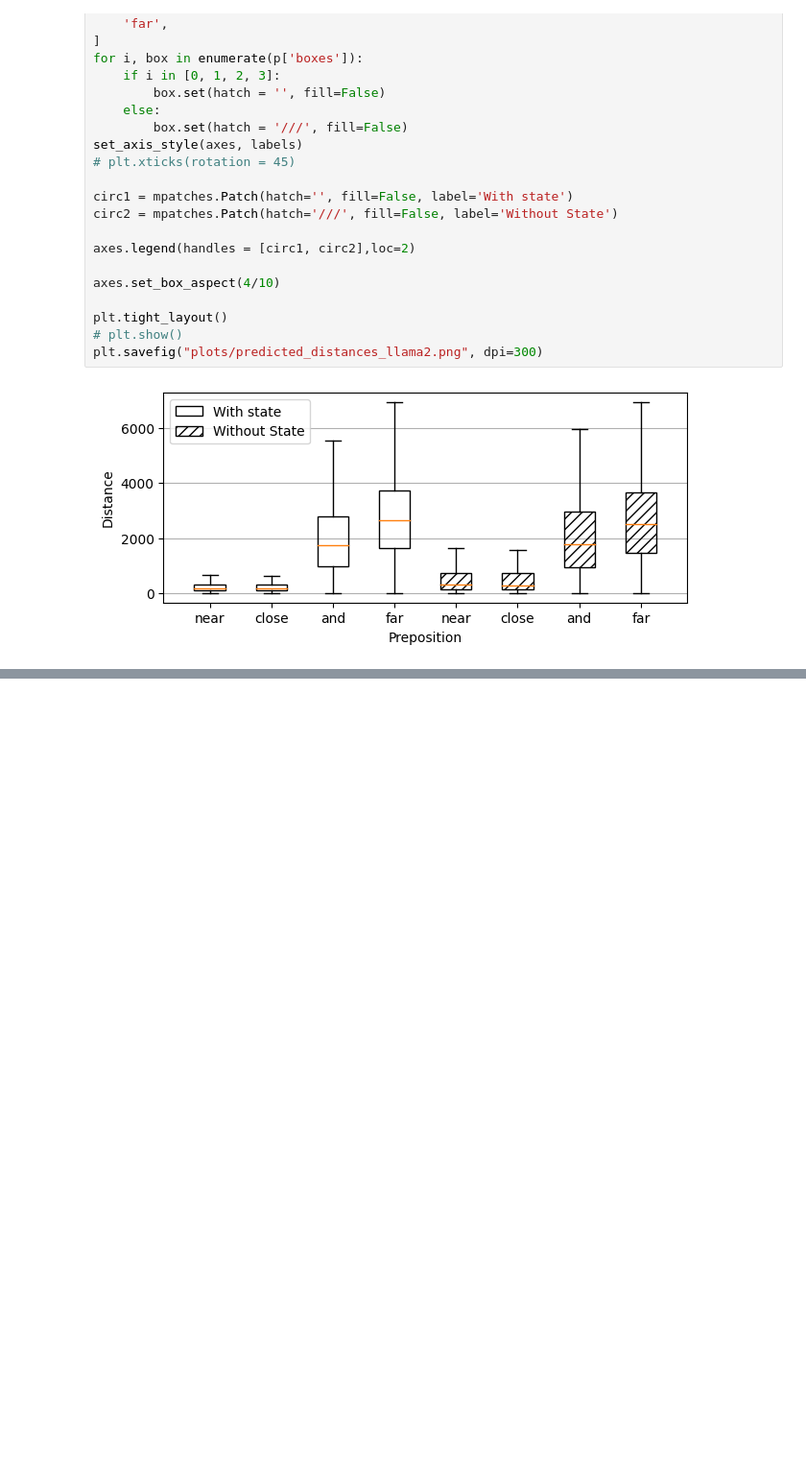
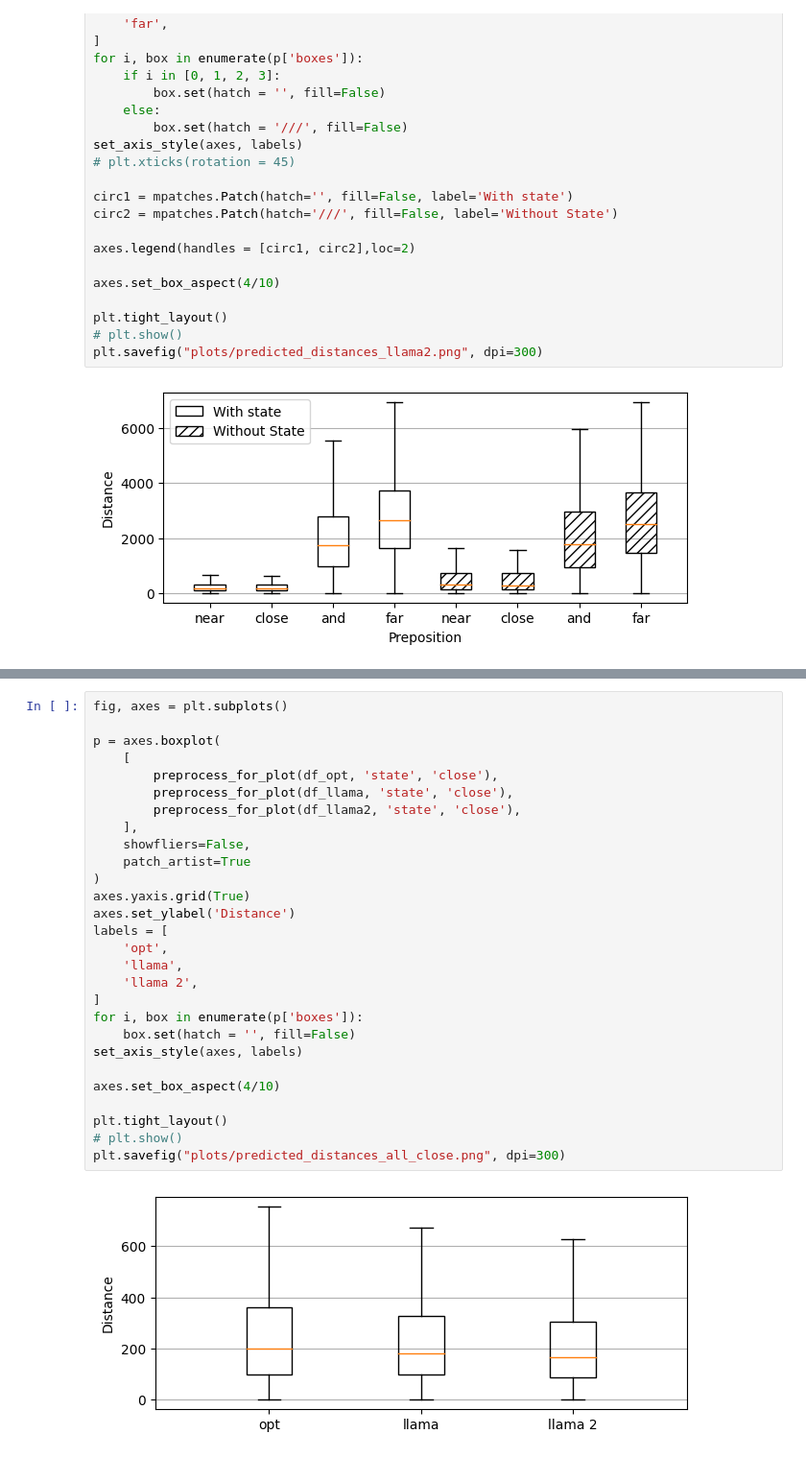
Before and after one commit to prabin525/spatial-llm, a Jupyter notebook: spatial-awareness/analysis/results.ipynb, the cells around one changed output, grey strips where cells are left out. Shown: that part at 96% size. Cells and saved outputs as stored; diff of their text form; blank space fills up the shorter version.

```diff
--- a/spatial-awareness/analysis/results.ipynb
+++ b/spatial-awareness/analysis/results.ipynb
@@ -196,0 +316,30 @@ plt.savefig("plots/predicted_distances_llama2.png", dpi=300)
+# %%
+fig, axes = plt.subplots()
+
+p = axes.boxplot(
+    [
+        preprocess_for_plot(df_opt, 'state', 'close'),
+        preprocess_for_plot(df_llama, 'state', 'close'),
+        preprocess_for_plot(df_llama2, 'state', 'close'),
+    ],
+    showfliers=False,
+    patch_artist=True
+)
+axes.yaxis.grid(True)
+axes.set_ylabel('Distance')
+labels = [
+    'opt',
+    'llama',
+    'llama 2',
+]
+for i, box in enumerate(p['boxes']):
+    box.set(hatch = '', fill=False)
+set_axis_style(axes, labels)
+
+axes.set_box_aspect(4/10)
+
+plt.tight_layout()
+# plt.show()
+plt.savefig("plots/predicted_distances_all_close.png", dpi=300)
+# %% [output]
+[figure, added]
```
Also changed, not shown: parts of 8 cells of this notebook, 34 other files.
